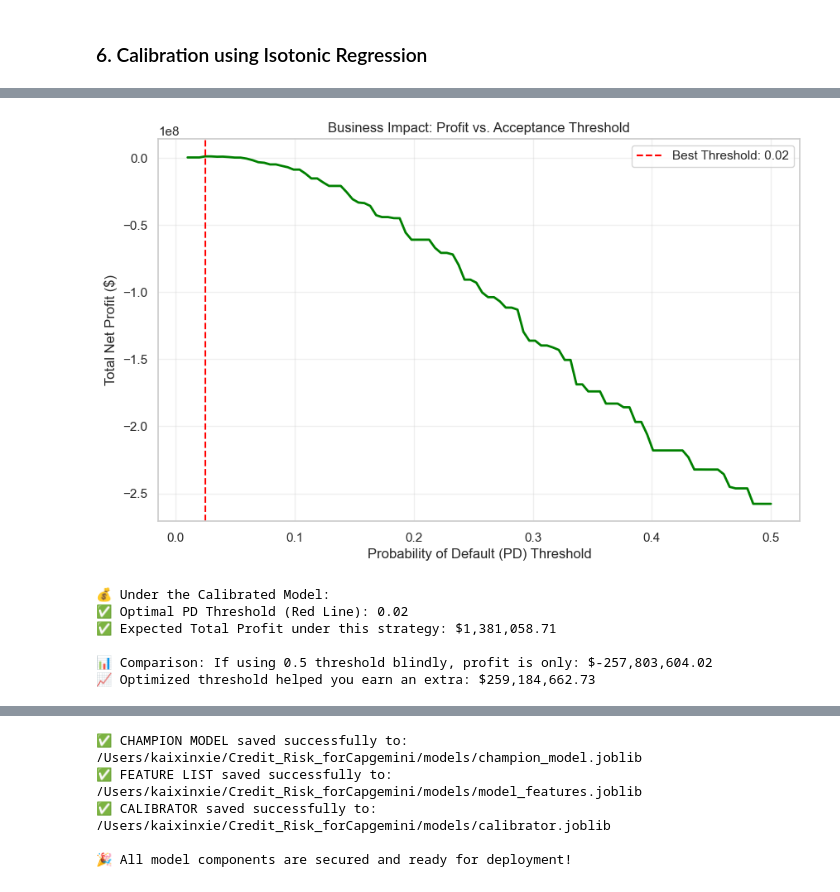
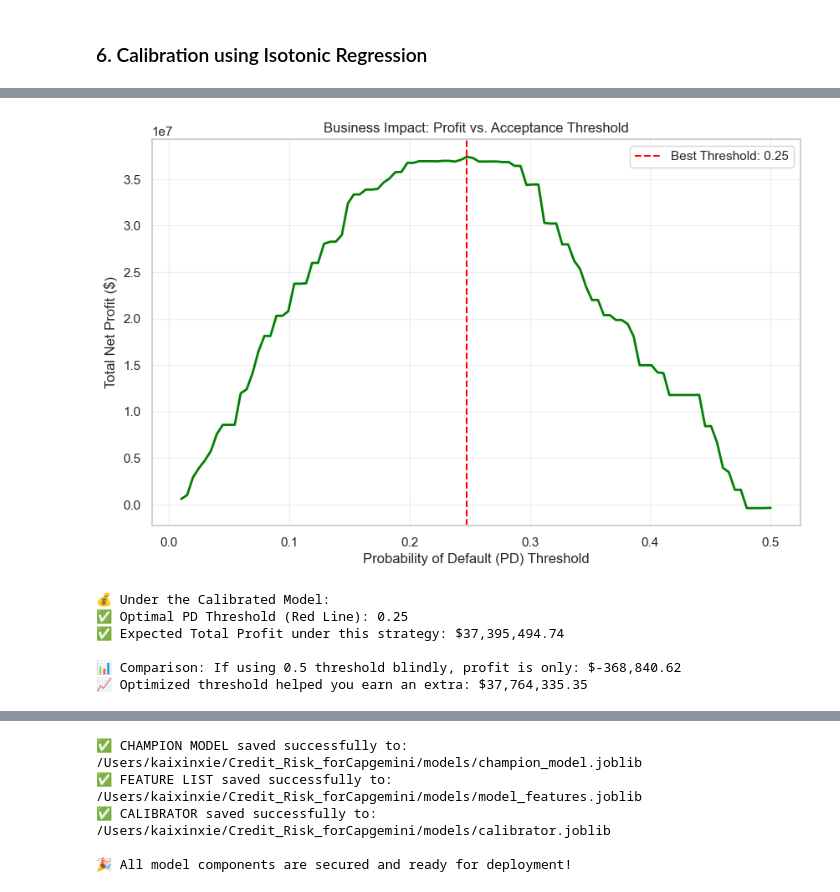
Before and after one commit to Kaixin-XIE-Kai/Credit_Risk_forCapgemini, a Jupyter notebook: notebooks/02_Model_Tournament.ipynb, the cells around one changed output, grey strips where cells are left out. Drawn from its saved outputs; the diff is of its cells as text; code cells hidden in the pictures.

```diff
--- a/notebooks/02_Model_Tournament.ipynb
+++ b/notebooks/02_Model_Tournament.ipynb
@@ -56,11 +56,11 @@ cols_to_exclude = ['target', 'issue_d']
 
 print(f"✂️  Step 1: Time-based Split (OOT Year: {OOT_TEST_YEAR})...")
 
-# 划分原始训练集和 OOT 测试集
+# Splitting Train and Test sets based on issue_d
 train_df_raw = df_model[df_model['issue_d'] < OOT_TEST_YEAR].copy()
 test_df = df_model[df_model['issue_d'] == OOT_TEST_YEAR].copy()
 
-# --- 2. 提取特征与标签 (处理 Leakage) ---
+# Features and Target sepparation function
 def get_x_y(df):
     X = df.drop(columns=[c for c in cols_to_exclude if c in df.columns])
     y = df[target_col]
@@ -69,23 +69,22 @@ def get_x_y(df):
 X_train_full, y_train_full = get_x_y(train_df_raw)
 X_test, y_test = get_x_y(test_df)
 
-# --- 3. 核心：二次划分“建模集”与“校准集” ---
-# 注意：此步骤仅在进入 OOT 测试集之前的 train_full 上进行
+# Train and Validation(Calibration) Split
 print(f"🔧 Step 2: Sub-splitting Training set into Base and Calibration...")
 
 X_train_base, X_val_cal, y_train_base, y_val_cal = train_test_split(
     X_train_full,
     y_train_full,
-    test_size=0.20,      # 建议 20% 用于校准和超参数微调
+    test_size=0.20,      #
     random_state=42,
-    stratify=y_train_full # 保持违约率比例一致
+    stratify=y_train_full # same proportion of classes in both sets
 )
 
-# --- 4. 提取财务信息 (用于业务价值分析) ---
-financial_cols = ['funded_amnt', 'int_rate', 'target', 'issue_d']
+# financial information
+financial_cols = ['funded_amnt', 'int_rate', 'target', 'issue_d', 'loan duration']
 test_financials = test_df[financial_cols].copy()
 
-# --- 5. 最终检查与保存 ---
+# Save final datasets
 print("\n" + "="*30)
 print(f"✅ Leakage Check: {'target' not in X_train_base.columns}")
 print(f"📊 Final Data Shapes:")
@@ -687,54 +628,69 @@ def calculate_profit(y_true, y_prob, threshold, financials):
     # Determine whether to lend based on threshold (Predicting 0 means grant loan)
     will_lend = y_prob <= threshold
 
-    # Profit Calculation Logic
-    # TN: Loan granted and no default -> Earn Interest
-    # FN: Loan granted and defaulted -> Lose Principal
-    profit = np.where(
-        (will_lend == True) & (y_true == 0),
-        financials['funded_amnt'] * (financials['int_rate'] / 100), # Interest Income
-        np.where(
-            (will_lend == True) & (y_true == 1),
-            -financials['funded_amnt'], # Principal Loss
-            0 # Loan rejected, profit is 0
-        )
-    )
-    return np.sum(profit)
+    principal = financials['funded_amnt'].values
+    rate = financials['int_rate'].values / 100  # 假设原始数据是 13.5
+
+    # 3. 解析期限 (Duration)
+    # 根据 Data Description: 0 -> 36个月(3年), 1 -> 60个月(5年)
+    # 我们创建一个 duration_years 数组
+    duration_val = financials['loan duration'].values
+    duration_years = np.where(duration_val == 0, 3.0, 5.0)
+
+    # 4. 计算好人的“全生命周期总利润” (Total Lifetime Value)
+    # 粗略估算：本金 * 年利率 * 年数 * 0.6 (摊销系数，因为本金越还越少)
+    # 比如 10000 * 0.13 * 3 * 0.6 = 2340 (这比只算1年 1300 要多多了)
+    profit_success = principal * rate * duration_years * 0.6
+
+    # 5. 计算坏人的损失
+    # 假设坏账通常发生在第 1 年，本金损失 80% (假设还能追回 20%)
+    loss_default = -principal * 0.8
+
+    # 6. 汇总
+    final_pnl = np.zeros_like(y_true, dtype=float)
+    mask_lend = will_lend
+
+    # 赚的情况
+    final_pnl[mask_lend & (y_true == 0)] = profit_success[mask_lend & (y_true == 0)]
+    # 亏的情况
+    final_pnl[mask_lend & (y_true == 1)] = loss_default[mask_lend & (y_true == 1)]
+
+    return np.sum(final_pnl)
 
 # 3. Iterate through thresholds to find the optimal solution
 thresholds = np.linspace(0.01, 0.50, 100)
 profits = [calculate_profit(y_test.values, y_prob_calibrated, t, test_financials) for t in thresholds]
 
 best_idx = np.argmax(profits)
 best_threshold = thresholds[best_idx]
 max_profit = profits[best_idx]
 
 # 4. Plotting: Profit vs. Threshold Curve
 import matplotlib.pyplot as plt
 
 plt.figure(figsize=(10, 6))
 plt.plot(thresholds, profits, color='green', lw=2)
 plt.axvline(best_threshold, color='red', linestyle='--', label=f'Best Threshold: {best_threshold:.2f}')
 plt.title('Business Impact: Profit vs. Acceptance Threshold')
 plt.xlabel('Probability of Default (PD) Threshold')
 plt.ylabel('Total Net Profit ($)')
 plt.legend()
 plt.grid(alpha=0.3)
 plt.show()
 
 print(f"💰 Under the Calibrated Model:")
 print(f"✅ Optimal PD Threshold (Red Line): {best_threshold:.2f}")
 print(f"✅ Expected Total Profit under this strategy: ${max_profit:,.2f}")
 
 # 5. Compare with 0.5 Threshold
 profit_05 = calculate_profit(y_test.values, y_prob_calibrated, 0.5, test_financials)
 print(f"\n📊 Comparison: If using 0.5 threshold blindly, profit is only: ${profit_05:,.2f}")
 print(f"📈 Optimized threshold helped you earn an extra: ${max_profit - profit_05:,.2f}")
 # %% [output]
-[figure, old version]
+[figure, new version]
 💰 Under the Calibrated Model:
-✅ Optimal PD Threshold (Red Line): 0.02
-✅ Expected Total Profit under this strategy: $1,381,058.71
+✅ Optimal PD Threshold (Red Line): 0.25
+✅ Expected Total Profit under this strategy: $37,395,494.74
 
-📊 Comparison: If using 0.5 threshold blindly, profit is only: $-257,803,604.02
-📈 Optimized threshold helped you earn an extra: $259,184,662.73
+📊 Comparison: If using 0.5 threshold blindly, profit is only: $-368,840.62
+📈 Optimized threshold helped you earn an extra: $37,764,335.35
```
Also changed, not shown: parts of 9 cells of this notebook, 5 other files.
